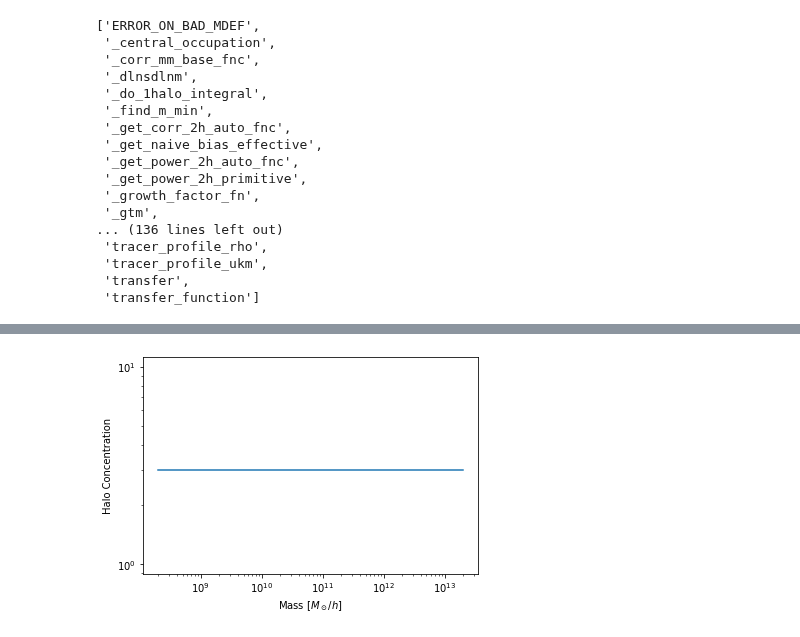
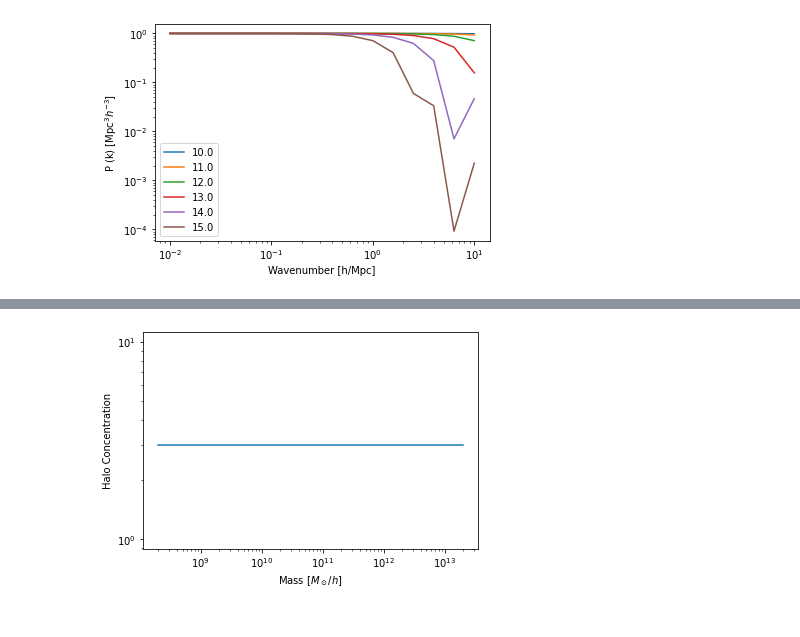
Before and after one commit to liuxx479/cosmo_dep_feedback, a Jupyter notebook: halomodel.ipynb, the cells around one changed output, grey strips where cells are left out. Cells and saved outputs as stored; diff of their text form; code cells hidden in the pictures.

```diff
--- a/halomodel.ipynb
+++ b/halomodel.ipynb
@@ -59,0 +251,20 @@ plt.ylabel(r"P (k) [${\rm Mpc^3} h^{-3}$]");
+# %%
+######## previous cell is from theory calculation for c, RS, rhoS
+######## to do: modify to take measured c, Rs, rhoS
+
+def nfw(k, m, z):
+    """Fourier transform of NFW density profile,
+    normalized such that u(k=0, m, z) = 1
+    ie rhoNFW(k,m,z) = m * nfw(k,m,z)
+    truncation radius is taken to be infinite (unphysical)
+    k in h Mpc^-1
+    m in h^-1 solarM
+    """
+    RS, rhoS, c = rS_rhoS_c(m, z) ## JL TO DO: replace this with actual numbers from the sims
+    print (log10(m), log10(RS), log10(rhoS), c)
+    #
+    result = np.sin(k * RS) * (  Si((1+c) * k * RS) - Si(k * RS)  )
+    result += - np.sin(c * k * RS) / ((1+c) * k * RS)
+    result += np.cos(k * RS) * (  Ci((1+c) * k * RS) - Ci(k * RS)  )
+    result /= (np.log(1+c) - c/(1+c))
+    return result
@@ -59,0 +288,15 @@ plt.ylabel(r"P (k) [${\rm Mpc^3} h^{-3}$]");
+# %%
+i=0
+for nfw_k in out:
+    plt.plot(k, nfw_k, label=log10(m_arr[i]))
+    i+=1
+
+plt.xscale('log')
+plt.yscale('log')
+
+# plt.ylim(1e-5,1e6)
+plt.legend()
+plt.xlabel("Wavenumber [h/Mpc]")
+plt.ylabel(r"P (k) [${\rm Mpc^3} h^{-3}$]");
+# %% [output]
+[figure, added]
@@ -60,7 +311,7 @@ plt.ylabel(r"P (k) [${\rm Mpc^3} h^{-3}$]");
 # %%
 ### most code in https://github.com/halomod/halomod/blob/dev/src/halomod/halo_model.py
 # help(hm)          # Lists many of the available quantities.
-hm.quantities_available()
+# hm.quantities_available()
 
 # def power_1h_auto_matter_fnc(self):
 #     """A callable returning the halo model 1-halo DM auto-power spectrum."""
@@ -69,24 +320,6 @@ hm.quantities_available()
 #         integrand=self.dndm * self.m ** 2 * self.halo_profile_ukm ** 2,
 #         mean_dens=self.mean_density0,
 #     )
-# %% [output]
-['ERROR_ON_BAD_MDEF',
- '_central_occupation',
- '_corr_mm_base_fnc',
- '_dlnsdlnm',
- '_do_1halo_integral',
- '_find_m_min',
- '_get_corr_2h_auto_fnc',
- '_get_naive_bias_effective',
- '_get_power_2h_auto_fnc',
- '_get_power_2h_primitive',
- '_growth_factor_fn',
- '_gtm',
-... (136 lines left out)
- 'tracer_profile_rho',
- 'tracer_profile_ukm',
- 'transfer',
- 'transfer_function']
 # %%
 ### now try to hack dndm and halo_profile_ukm;
 ### following https://halomod.readthedocs.io/en/latest/examples/getting_started.html#Defining-Your-Own-Models
```
Also changed, not shown: parts of 22 cells of this notebook, 1 other file.
